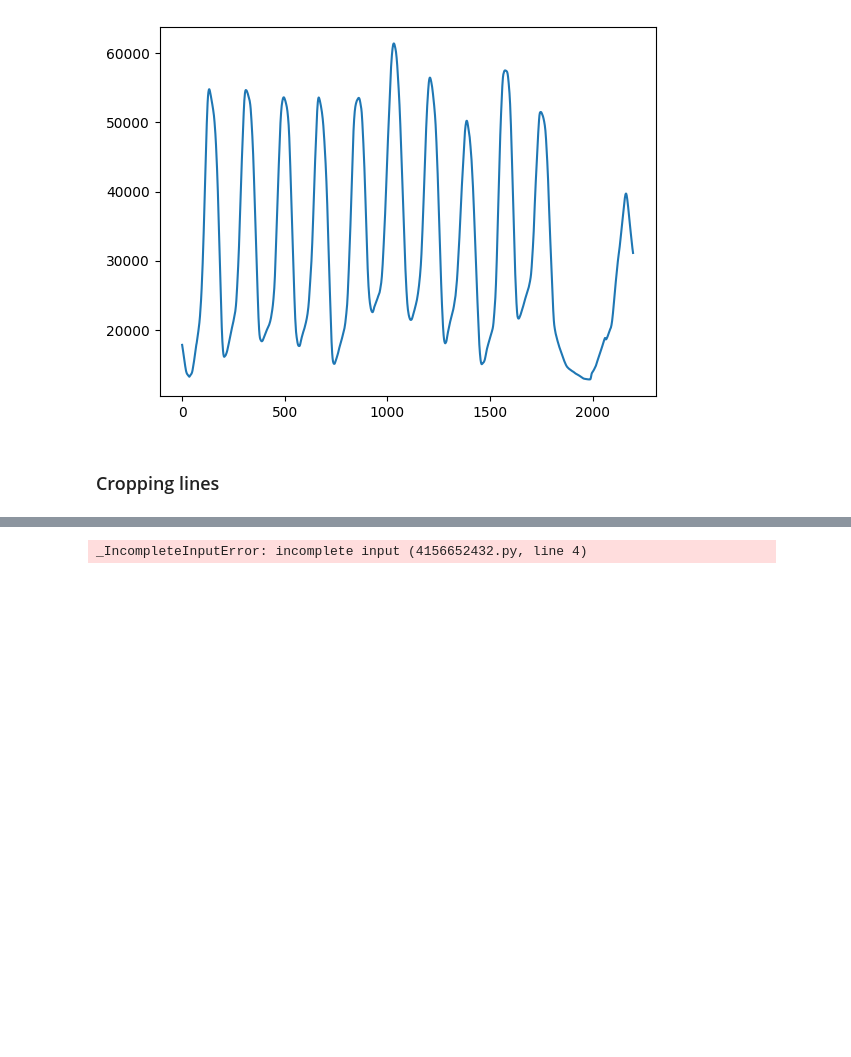
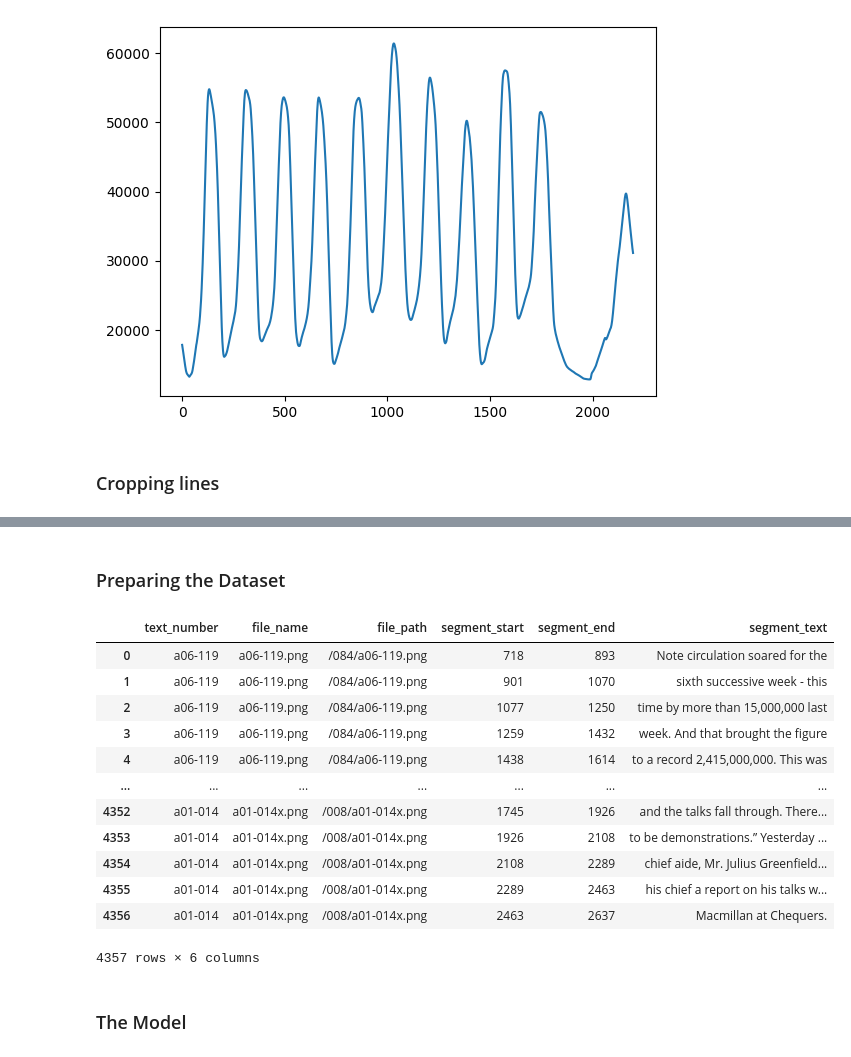
Before and after one commit to Tea-Monster/ModernMachineLearning, a Jupyter notebook: NeuralNetworkWIP/neuralNetwork.ipynb, the cells around one changed output, grey strips where cells are left out. Drawn from its saved outputs; the diff is of its cells as text; code cells hidden in the pictures; blank space fills up the shorter version.

Commit message:
Implemented datasets and dataloaders

```diff
--- a/NeuralNetworkWIP/neuralNetwork.ipynb
+++ b/NeuralNetworkWIP/neuralNetwork.ipynb
@@ -116,5 +124,22 @@ show_cropped_lines(pixels, cropped)
+# %% [markdown]
+### Preparing the Dataset
 # %%
-df = pd.read_csv("annotations.csv", delimiter="\t")
+df = pd.read_csv("segments.csv", delimiter="\t")
+df
+# %% [output]
+|  | text_number | file_name | file_path | segment_start | segment_end | segment_text |
+| 0 | a06-119 | a06-119.png | /084/a06-119.png | 718 | 893 | Note circulation soared for the |
+| 1 | a06-119 | a06-119.png | /084/a06-119.png | 901 | 1070 | sixth successive week - this |
+| 2 | a06-119 | a06-119.png | /084/a06-119.png | 1077 | 1250 | time by more than 15,000,000 last |
+| 3 | a06-119 | a06-119.png | /084/a06-119.png | 1259 | 1432 | week. And that brought the figure |
+| 4 | a06-119 | a06-119.png | /084/a06-119.png | 1438 | 1614 | to a record 2,415,000,000. This was |
+| ... | ... | ... | ... | ... | ... | ... |
+| 4352 | a01-014 | a01-014x.png | /008/a01-014x.png | 1745 | 1926 | and the talks fall through. There... |
+| 4353 | a01-014 | a01-014x.png | /008/a01-014x.png | 1926 | 2108 | to be demonstrations.” Yesterday ... |
+| 4354 | a01-014 | a01-014x.png | /008/a01-014x.png | 2108 | 2289 | chief aide, Mr. Julius Greenfield... |
+| 4355 | a01-014 | a01-014x.png | /008/a01-014x.png | 2289 | 2463 | his chief a report on his talks w... |
+| 4356 | a01-014 | a01-014x.png | /008/a01-014x.png | 2463 | 2637 | Macmillan at Chequers. |
+4357 rows × 6 columns
 # %%
 #define nn datastructure
 class OCR_dataset(Dataset):
@@ -133,15 +164,29 @@ class OCR_dataset(Dataset):
 # %%
-#test training split
-train_data = OCR_dataset(
-test_data = OCR_dataset(
-eval_data = OCR_dataset(
+root_path = "/home/jan/.cache/kagglehub/datasets/naderabdelghany/iam-handwritten-forms-dataset/versions/1/data"
+data = OCR_dataset(df, root_path)
+generator = torch.Generator().manual_seed(299792458) # Generator for reproducability
+train_data, eval_data, test_data = random_split(data, [.8, .1, .1], generator)
 
-
-train_dataloader = DataLoader( #TODO
+train_dataloader = DataLoader(
+    dataset=train_data,
+    batch_size=4,
+    shuffle=True,
+    num_workers=4
+)
 test_dataloader = DataLoader(
+    dataset=eval_data,
+    batch_size=4,
+    shuffle=True,
+    num_workers=4
+)
 eval_dataloader = DataLoader(
+    dataset=test_data,
+    batch_size=4,
+    shuffle=True,
+    num_workers=4
+)
-# %% [output]
-_IncompleteInputError: incomplete input (4156652432.py, line 4)
+# %% [markdown]
+### The Model
 # %%
 #define nn layers
 class OCR_neural_network(nn.Module):
```
Also changed, not shown: parts of 4 cells of this notebook.
